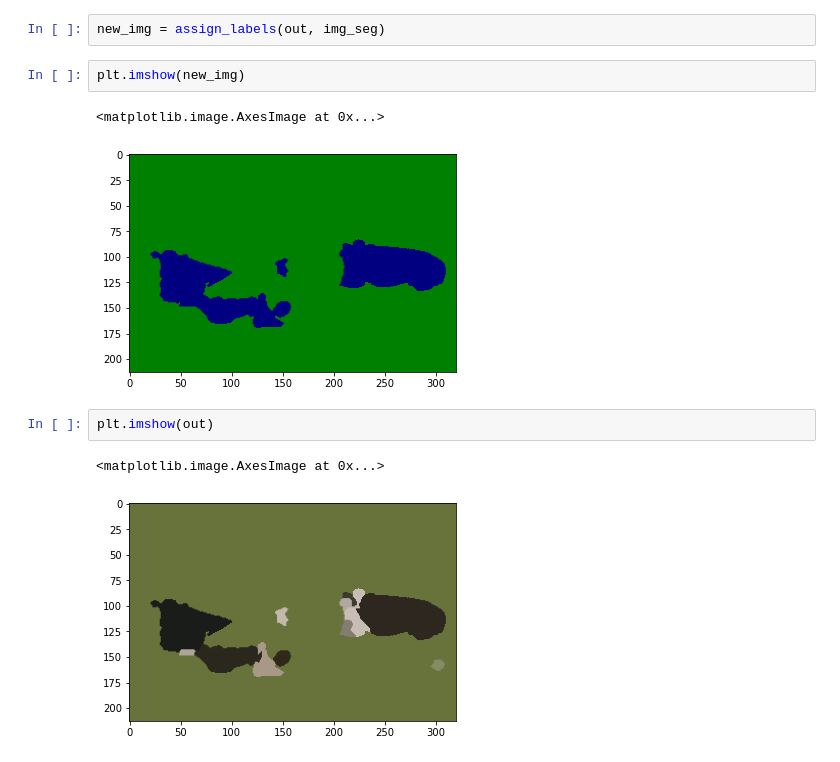
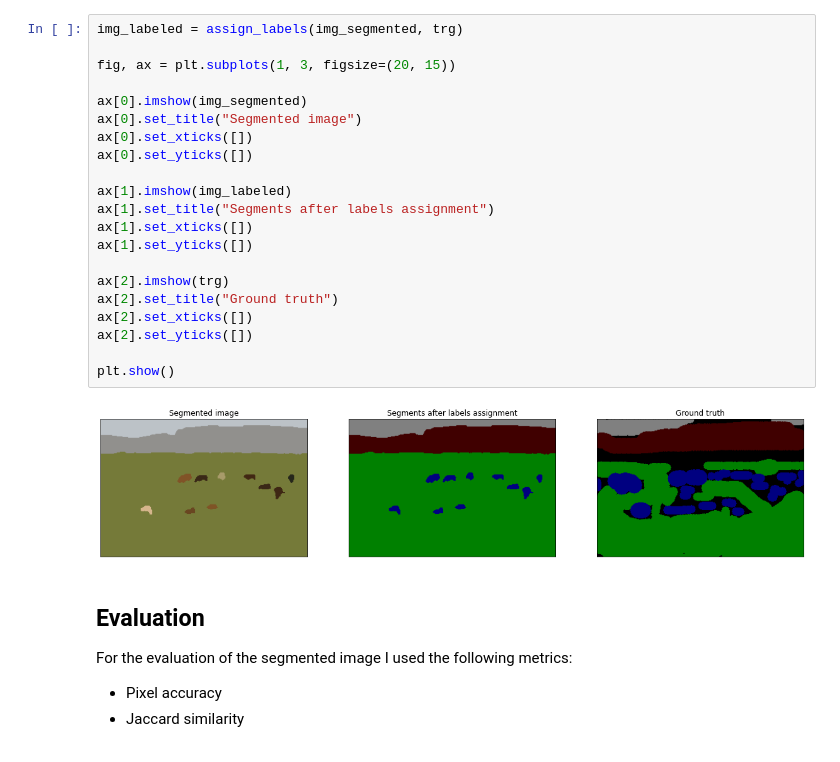
Before and after one commit to DiegoArcelli/ISPR-Midterms, a Jupyter notebook: Midterm2/Assignment1/ncut_semantic_segmentation.ipynb, the cells around one changed output. Saved outputs shown, nothing was run; the diff lists cells and outputs as text.

```diff
--- a/Midterm2/Assignment1/ncut_semantic_segmentation.ipynb
+++ b/Midterm2/Assignment1/ncut_semantic_segmentation.ipynb
@@ -218,12 +384,28 @@ out, out_marked, marked = get_semantic_segmentation(img, 400, 30, 1)
 # %%
-new_img = assign_labels(out, img_seg)
+img_labeled = assign_labels(img_segmented, trg)
+
+fig, ax = plt.subplots(1, 3, figsize=(20, 15))
+
+ax[0].imshow(img_segmented)
+ax[0].set_title("Segmented image")
+ax[0].set_xticks([])
+ax[0].set_yticks([])
+
+ax[1].imshow(img_labeled)
+ax[1].set_title("Segments after labels assignment")
+ax[1].set_xticks([])
+ax[1].set_yticks([])
+
+ax[2].imshow(trg)
+ax[2].set_title("Ground truth")
+ax[2].set_xticks([])
+ax[2].set_yticks([])
+
+plt.show()
+# %% [output]
+[figure, added]
-# %%
-plt.imshow(new_img)
-# %% [output]
-<matplotlib.image.AxesImage at 0x...>
-[figure, removed]
-# %%
-plt.imshow(out)
-# %% [output]
-<matplotlib.image.AxesImage at 0x...>
-[figure, removed]
+# %% [markdown]
+## Evaluation
+For the evaluation of the segmented image I used the following metrics:
+- Pixel accuracy
+- Jaccard similarity
```
Also changed, not shown: parts of 39 cells of this notebook.
